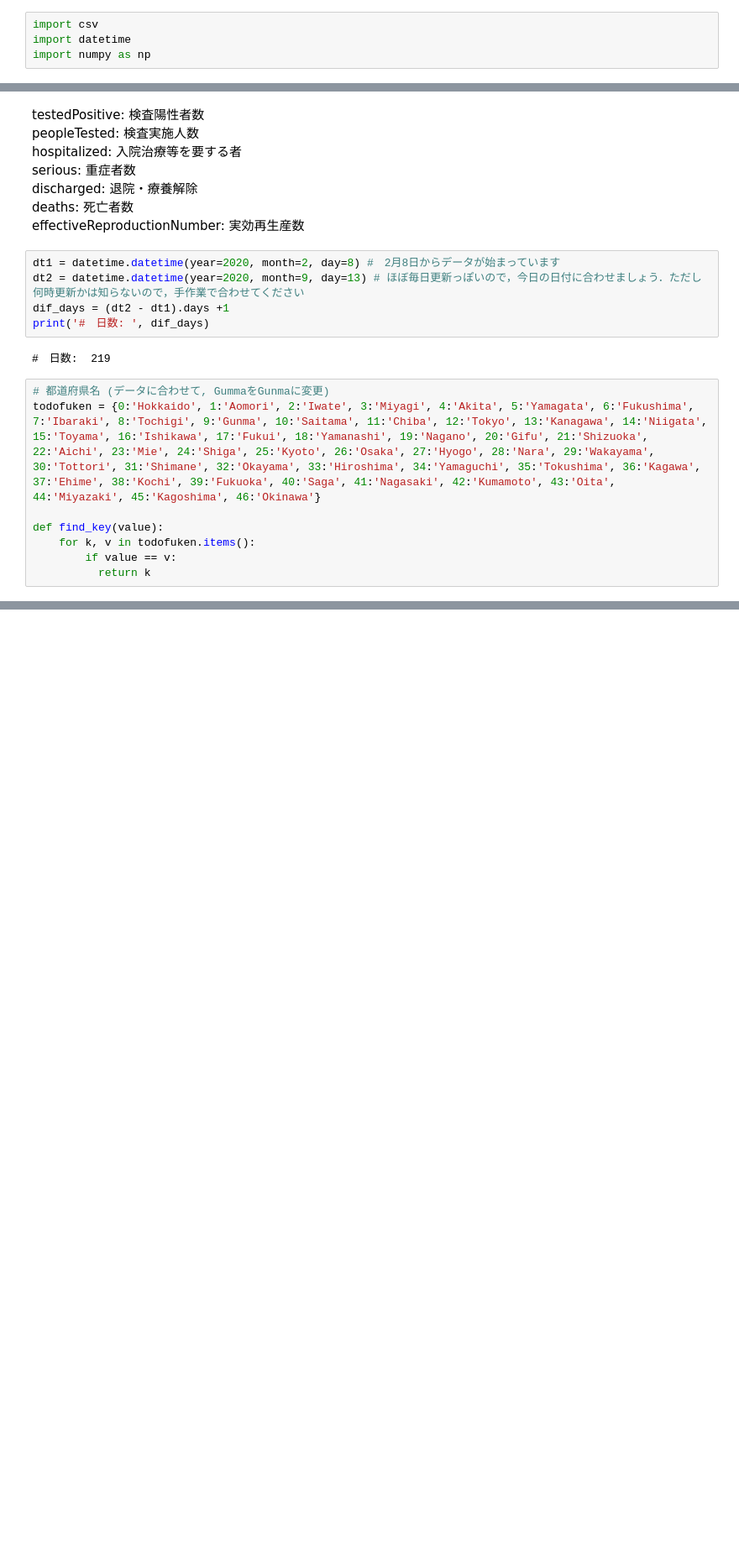
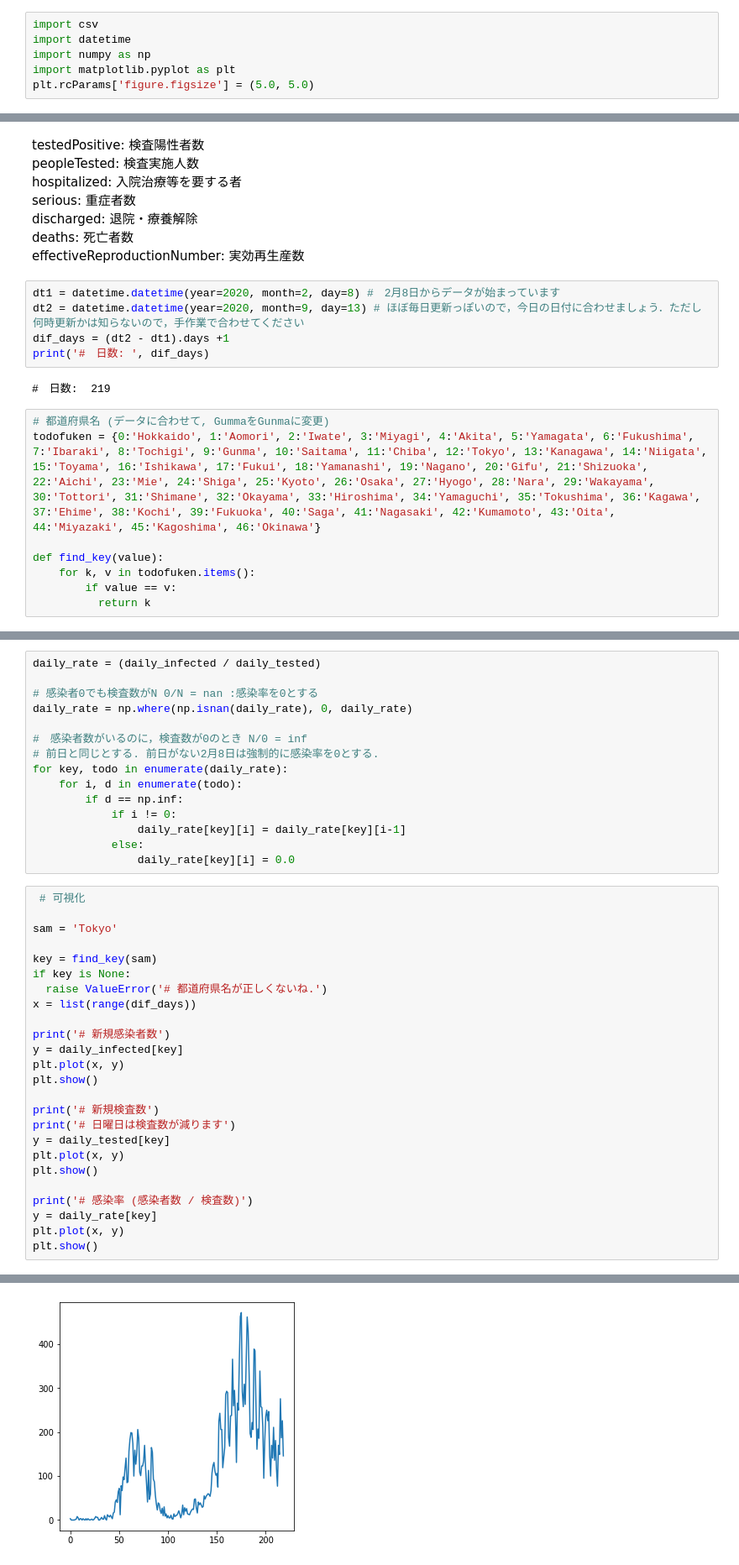
Before and after one commit to sirakik/japan_graph, a Jupyter notebook: コロナデータ視察.ipynb, the cells around one changed output, grey strips where cells are left out. Shown: that part at 84% size. Drawn from its saved outputs; the diff is of its cells as text; blank space fills up the shorter version.

```diff
--- a/コロナデータ視察.ipynb
+++ b/コロナデータ視察.ipynb
@@ -6,6 +6,8 @@
 import csv
 import datetime
 import numpy as np
+import matplotlib.pyplot as plt
+plt.rcParams['figure.figsize'] = (5.0, 5.0)
 # %%
 !wget -q https://raw.githubusercontent.com/kaz-ogiwara/covid19/master/data/prefectures.csv -O corona.csv
 # %% [markdown]
@@ -61,0 +104,41 @@ print(daily_infected)
+# %%
+daily_rate = (daily_infected / daily_tested)
+
+# 感染者0でも検査数がN 0/N = nan :感染率を0とする
+daily_rate = np.where(np.isnan(daily_rate), 0, daily_rate)
+
+#　感染者数がいるのに，検査数が0のとき N/0 = inf
+# 前日と同じとする. 前日がない2月8日は強制的に感染率を0とする.
+for key, todo in enumerate(daily_rate):
+    for i, d in enumerate(todo):
+        if d == np.inf:
+            if i != 0:
+                daily_rate[key][i] = daily_rate[key][i-1]
+            else:
+                daily_rate[key][i] = 0.0
+# %%
+ # 可視化
+
+sam = 'Tokyo'
+
+key = find_key(sam)
+if key is None:
+  raise ValueError('# 都道府県名が正しくないね.')
+x = list(range(dif_days))
+
+print('# 新規感染者数')
+y = daily_infected[key]
+plt.plot(x, y)
+plt.show()
+
+print('# 新規検査数')
+print('# 日曜日は検査数が減ります')
+y = daily_tested[key]
+plt.plot(x, y)
+plt.show()
+
+print('# 感染率 (感染者数 / 検査数)')
+y = daily_rate[key]
+plt.plot(x, y)
+plt.show()
+# %% [output]
@@ -61,0 +146 @@ print(daily_infected)
+[figure, added]
```
Also changed, not shown: parts of 7 cells of this notebook.
